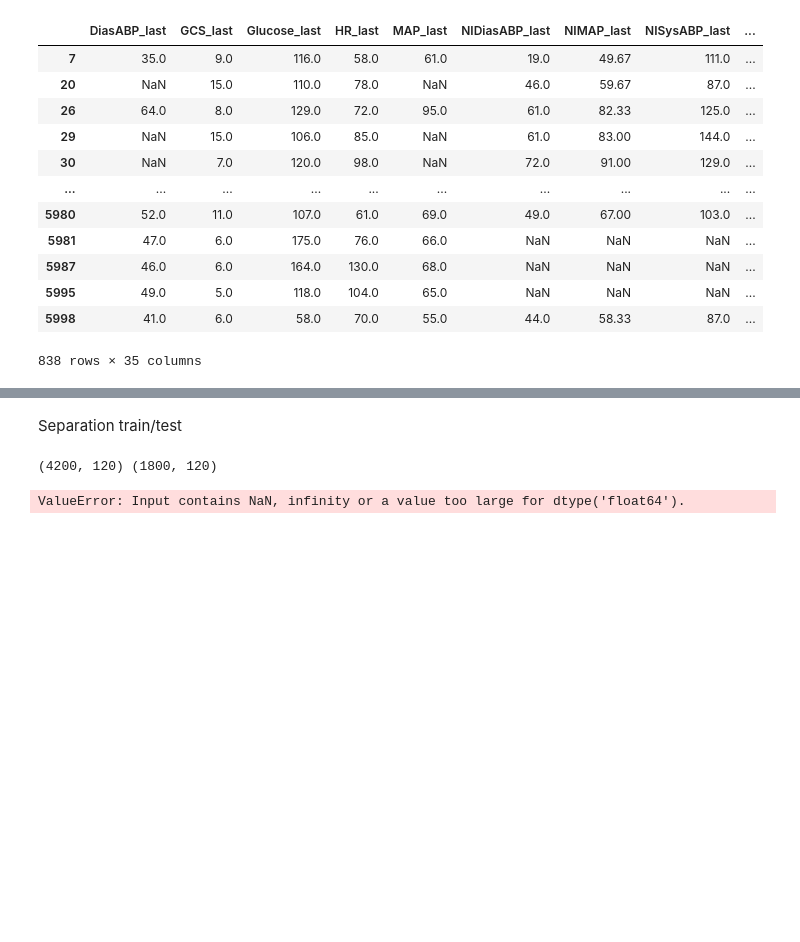
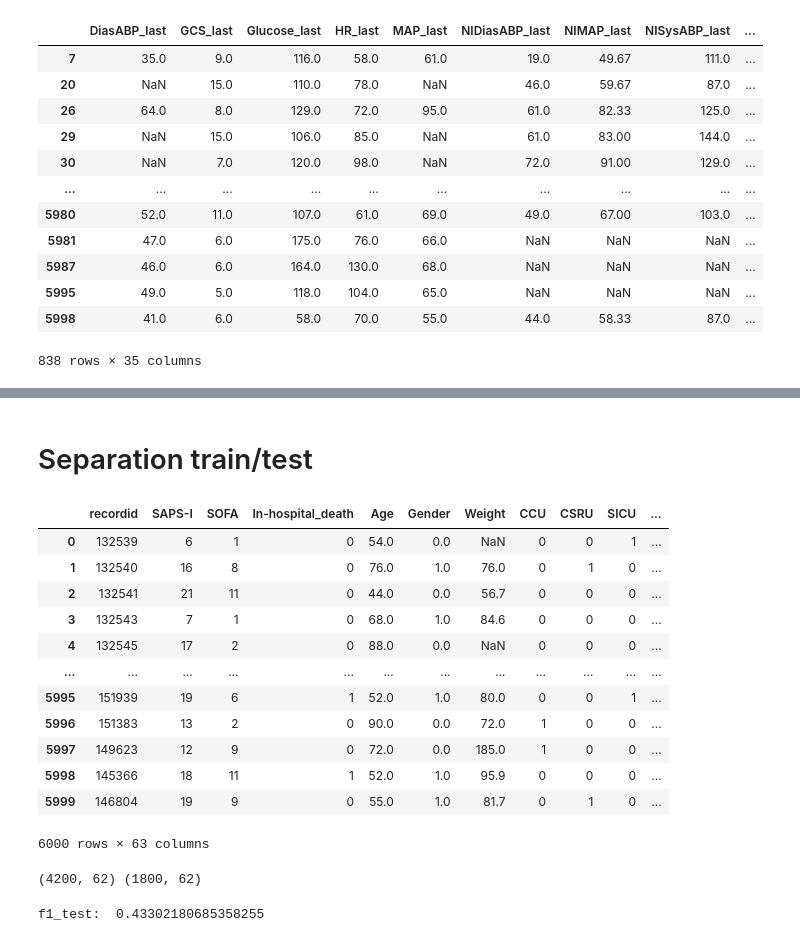
Before and after one commit to GabrieleCalamai/ICU-challenge, a Jupyter notebook: Challenge.ipynb, the cells around one changed output, grey strips where cells are left out. Cells and saved outputs as stored; diff of their text form; code cells hidden in the pictures; blank space fills up the shorter version.

```diff
--- a/Challenge.ipynb
+++ b/Challenge.ipynb
@@ -169,8 +135,2 @@ df.describe()#['DiasABP_last']
 # %% [markdown]
-Separation train/test
+# Separation train/test
-# %%
-#approssima i NaN con 0
-df = df.fillna('0')
-
-X = df.drop(labels = 'In-hospital_death', axis = 'columns')
-y = df['In-hospital_death']
@@ -178,0 +137,20 @@ y = df['In-hospital_death']
+# %%
+#se la colonna ha più di # (1000) NaN allora droppo la colonna
+for i in df.columns:
+            if (float(df[i].isnull().sum())) > 1000:
+                df = df.drop(i, axis = 1)
+df
+# %% [output]
+|  | recordid | SAPS-I | SOFA | In-hospital_death | Age | Gender | Weight | CCU | CSRU | SICU | ... |
+| 0 | 132539 | 6 | 1 | 0 | 54.0 | 0.0 | NaN | 0 | 0 | 1 | ... |
+| 1 | 132540 | 16 | 8 | 0 | 76.0 | 1.0 | 76.0 | 0 | 1 | 0 | ... |
+| 2 | 132541 | 21 | 11 | 0 | 44.0 | 0.0 | 56.7 | 0 | 0 | 0 | ... |
+| 3 | 132543 | 7 | 1 | 0 | 68.0 | 1.0 | 84.6 | 0 | 0 | 0 | ... |
+| 4 | 132545 | 17 | 2 | 0 | 88.0 | 0.0 | NaN | 0 | 0 | 0 | ... |
+| ... | ... | ... | ... | ... | ... | ... | ... | ... | ... | ... | ... |
+| 5995 | 151939 | 19 | 6 | 1 | 52.0 | 1.0 | 80.0 | 0 | 0 | 1 | ... |
+| 5996 | 151383 | 13 | 2 | 0 | 90.0 | 0.0 | 72.0 | 1 | 0 | 0 | ... |
+| 5997 | 149623 | 12 | 9 | 0 | 72.0 | 0.0 | 185.0 | 1 | 0 | 0 | ... |
+| 5998 | 145366 | 18 | 11 | 1 | 52.0 | 1.0 | 95.9 | 0 | 0 | 0 | ... |
+| 5999 | 146804 | 19 | 9 | 0 | 55.0 | 1.0 | 81.7 | 0 | 1 | 0 | ... |
+6000 rows × 63 columns
@@ -179,4 +161,6 @@ y = df['In-hospital_death']
 # %%
+X = df.drop(labels = 'In-hospital_death', axis = 'columns')
+y = df['In-hospital_death']
 from sklearn.model_selection import train_test_split
 X_train, X_test, y_train, y_test = train_test_split(X, y,
                                                     test_size =0.30,
@@ -184,4 +168,4 @@ X_train, X_test, y_train, y_test = train_test_split(X, y,
                                                     random_state= 123)
 print(X_train.shape, X_test.shape)
 # %% [output]
-(4200, 120) (1800, 120)
+(4200, 62) (1800, 62)
@@ -191,10 +179,10 @@ from sklearn.naive_bayes import GaussianNB #or alternative NB implementations
 
 model = GaussianNB()
 
-model.fit(X_train,y_train)
-y_pred=model.predict(X_test)
+model.fit(X_train_filled,y_train)
+y_pred=model.predict(X_test_filled)
 
 from sklearn.metrics import f1_score
 print("f1_test: ", f1_score(y_test, y_pred))
 # %% [output]
-ValueError: Input contains NaN, infinity or a value too large for dtype('float64').
+f1_test:  0.43302180685358255
```
Also changed, not shown: parts of 13 cells of this notebook.
